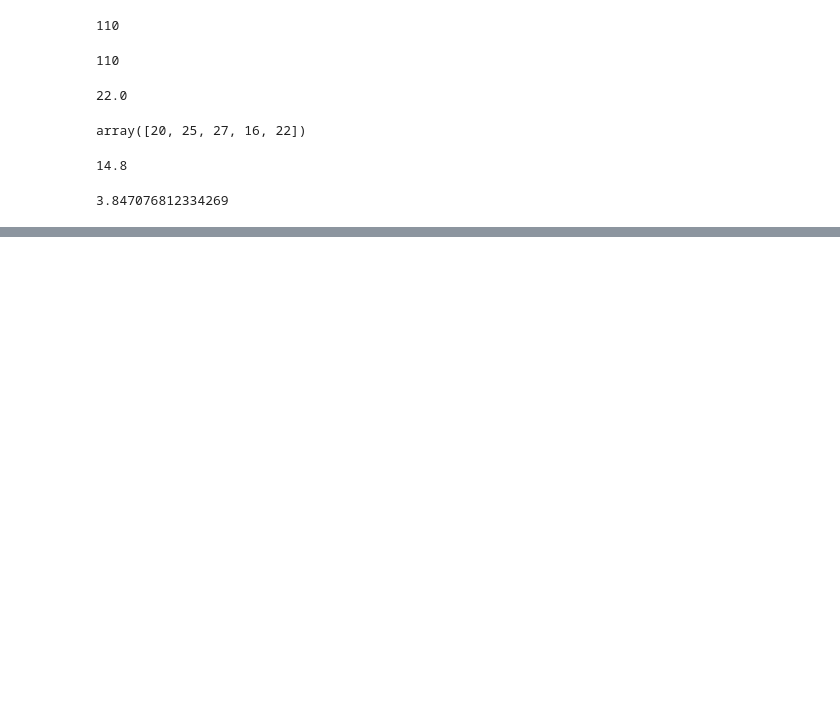
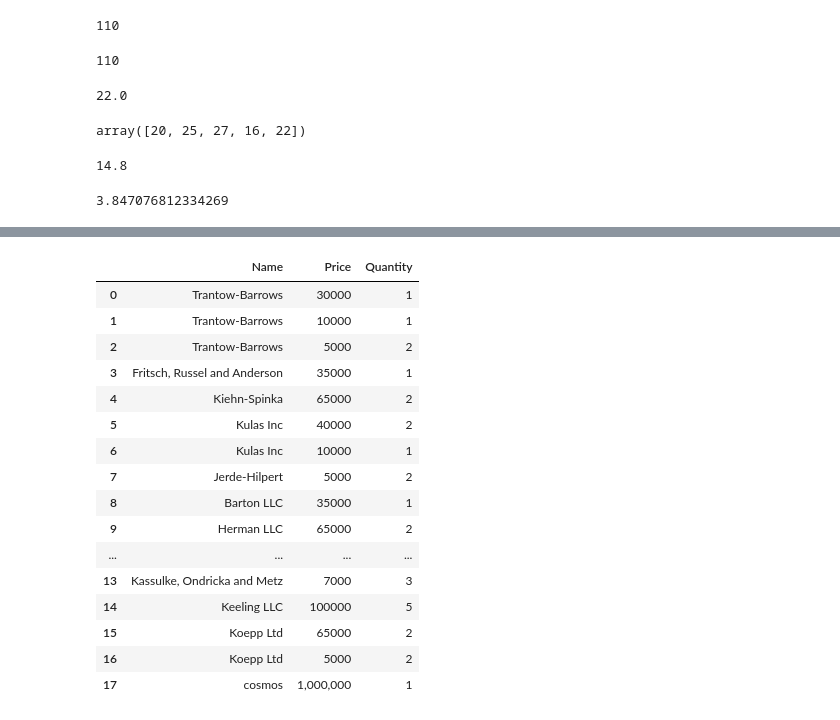
Before and after one commit to OmarInCS/data-analysis-visulization-python, a Jupyter notebook: demo.ipynb, the cells around one changed output, grey strips where cells are left out. Cells and saved outputs as stored; diff of their text form; code cells hidden in the pictures; blank space fills up the shorter version.

```diff
--- a/demo.ipynb
+++ b/demo.ipynb
@@ -628,0 +892,20 @@ np.std(marks)
+# %%
+data[["Name", "Price", "Quantity"]]
+# %% [output]
+|  | Name | Price | Quantity |
+| 0 | Trantow-Barrows | 30000 | 1 |
+| 1 | Trantow-Barrows | 10000 | 1 |
+| 2 | Trantow-Barrows | 5000 | 2 |
+| 3 | Fritsch, Russel and Anderson | 35000 | 1 |
+| 4 | Kiehn-Spinka | 65000 | 2 |
+| 5 | Kulas Inc | 40000 | 2 |
+| 6 | Kulas Inc | 10000 | 1 |
+| 7 | Jerde-Hilpert | 5000 | 2 |
+| 8 | Barton LLC | 35000 | 1 |
+| 9 | Herman LLC | 65000 | 2 |
+| ... | ... | ... | ... |
+| 13 | Kassulke, Ondricka and Metz | 7000 | 3 |
+| 14 | Keeling LLC | 100000 | 5 |
+| 15 | Koepp Ltd | 65000 | 2 |
+| 16 | Koepp Ltd | 5000 | 2 |
+| 17 | cosmos | 1,000,000 | 1 |
```
Also changed, not shown: parts of 46 cells of this notebook, 13 other files.
